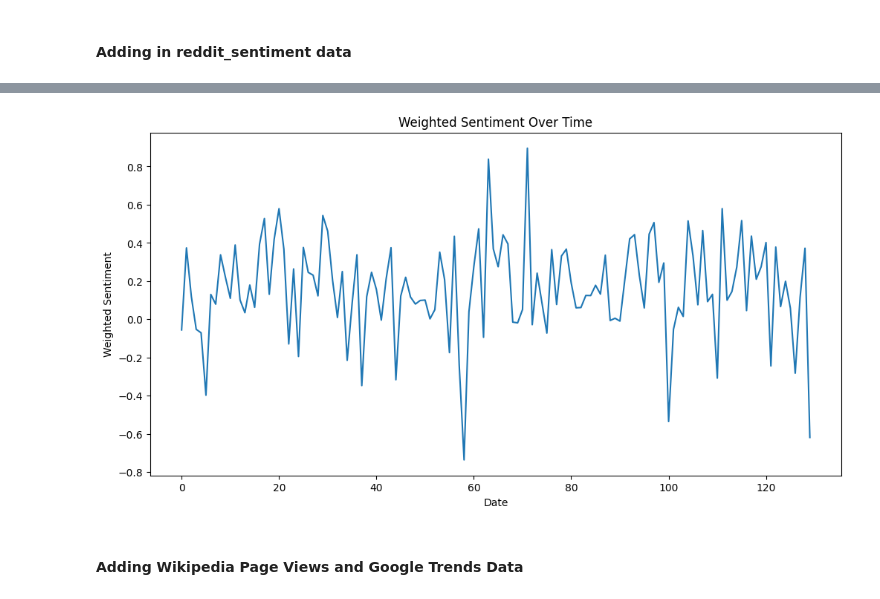
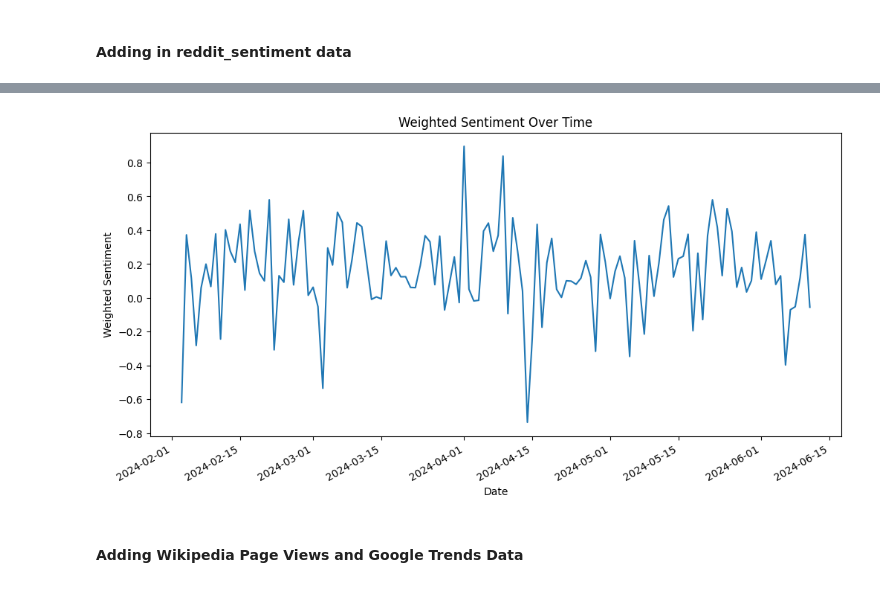
Before and after one commit to NumericCamel/Master-Thesis, a Jupyter notebook: dataset_creation.ipynb, the cells around one changed output, grey strips where cells are left out. Drawn from its saved outputs; the diff is of its cells as text; code cells hidden in the pictures.

```diff
--- a/dataset_creation.ipynb
+++ b/dataset_creation.ipynb
@@ -19,15 +19,8 @@ ALL: https://pageviews.wmcloud.org/
 # %%
 import pandas as pd
 import matplotlib.pyplot as plt
-
-# Load in main price datasets
-btc = pd.read_csv('data/price/btc.csv')
-eth = pd.read_csv('data/price/eth.csv')
-sol = pd.read_csv('data/price/sol.csv')
-
-#### Creating functions for pre-proccesing
 # 1. Removing the Comma from the price action
-def comma_form (column):
+def comma_form(column):
     column = column.str.replace(',', '')
     column = pd.to_numeric(column, errors='coerce')
     return column
@@ -55,7 +48,6 @@ def percent(percent):
 
 # 4. Date Selection
 def date_filter(df, start_date_str, end_date_str):
-
     # Convert start and end date strings to datetime
     start_date = pd.to_datetime(start_date_str, dayfirst=True)
     end_date = pd.to_datetime(end_date_str, dayfirst=True)
@@ -63,3 +55,25 @@ def date_filter(df, start_date_str, end_date_str):
     # Filter based on the date range
     mask = (df['Date'] >= start_date) & (df['Date'] <= end_date)
     return df.loc[mask]
+
+# 5. Apply Filter
+def apply_filter(df, apply_comma_form=True, apply_convert_volume=True, apply_percent=True, start_date_str=None, end_date_str=None):
+    df.Date = pd.to_datetime(df.Date)
+
+    if apply_convert_volume:
+        if 'Vol.' in df.columns:
+            df['Volume'] = df['Vol.'].apply(convert_volume)
+
+    if apply_percent:
+        if 'Change %' in df.columns:
+            df['Change %'] = percent(df['Change %'])
+
+    if apply_comma_form:
+        for col in df.columns:
+            if df[col].dtype == 'object':
+                df[col] = comma_form(df[col])
+
+    if start_date_str and end_date_str:
+        df = date_filter(df, start_date_str, end_date_str)
+    df = df[['Date', 'Price', 'Change %', 'Open', 'High', 'Low', 'Volume']]
+    return df
@@ -106,3 +82,11 @@ btc
+# %%
+btc = pd.read_csv('data/price/btc.csv')
+eth = pd.read_csv('data/price/eth.csv')
+sol = pd.read_csv('data/price/sol.csv')
+
+btc = apply_filter(btc)
+sol = apply_filter(sol, apply_comma_form=False)
+eth = apply_filter(eth, apply_comma_form=False)
 # %% [markdown]
 #### Adding in reddit_sentiment data
 # %%
@@ -143,21 +127,21 @@ btc
 # %%
 extt = btc.copy()
 extt = extt.dropna()
 # Convert 'Date' column to datetime
 extt['Date'] = pd.to_datetime(extt['Date'])
 
 # Set 'Date' as the index
-ext.set_index('Date', inplace=True)
+extt.set_index('Date', inplace=True)
 
 # Plot 'weighted_sentiment' with 'Date' as x-axis
 plt.figure(figsize=(12, 6))  # Set the figure size to make the plot wider
 extt['weighted_sentiment'].plot()
 plt.xlabel('Date')
 plt.ylabel('Weighted Sentiment')
 plt.title('Weighted Sentiment Over Time')
 plt.show()
 # %% [output]
-[figure, old version]
+[figure, new version]
 # %% [markdown]
 #### Adding Wikipedia Page Views and Google Trends Data
 # %%
```
Also changed, not shown: parts of 10 cells of this notebook.
